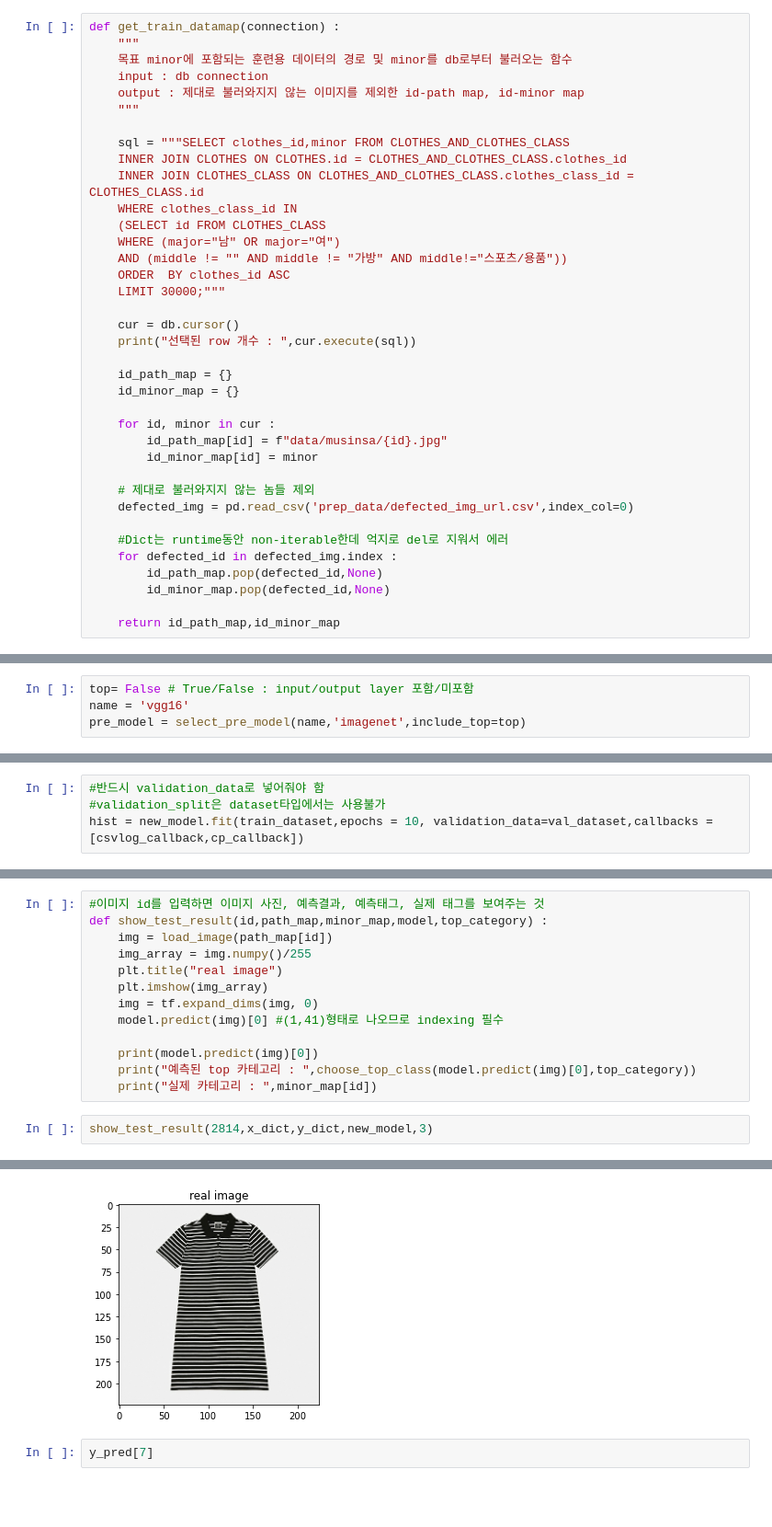
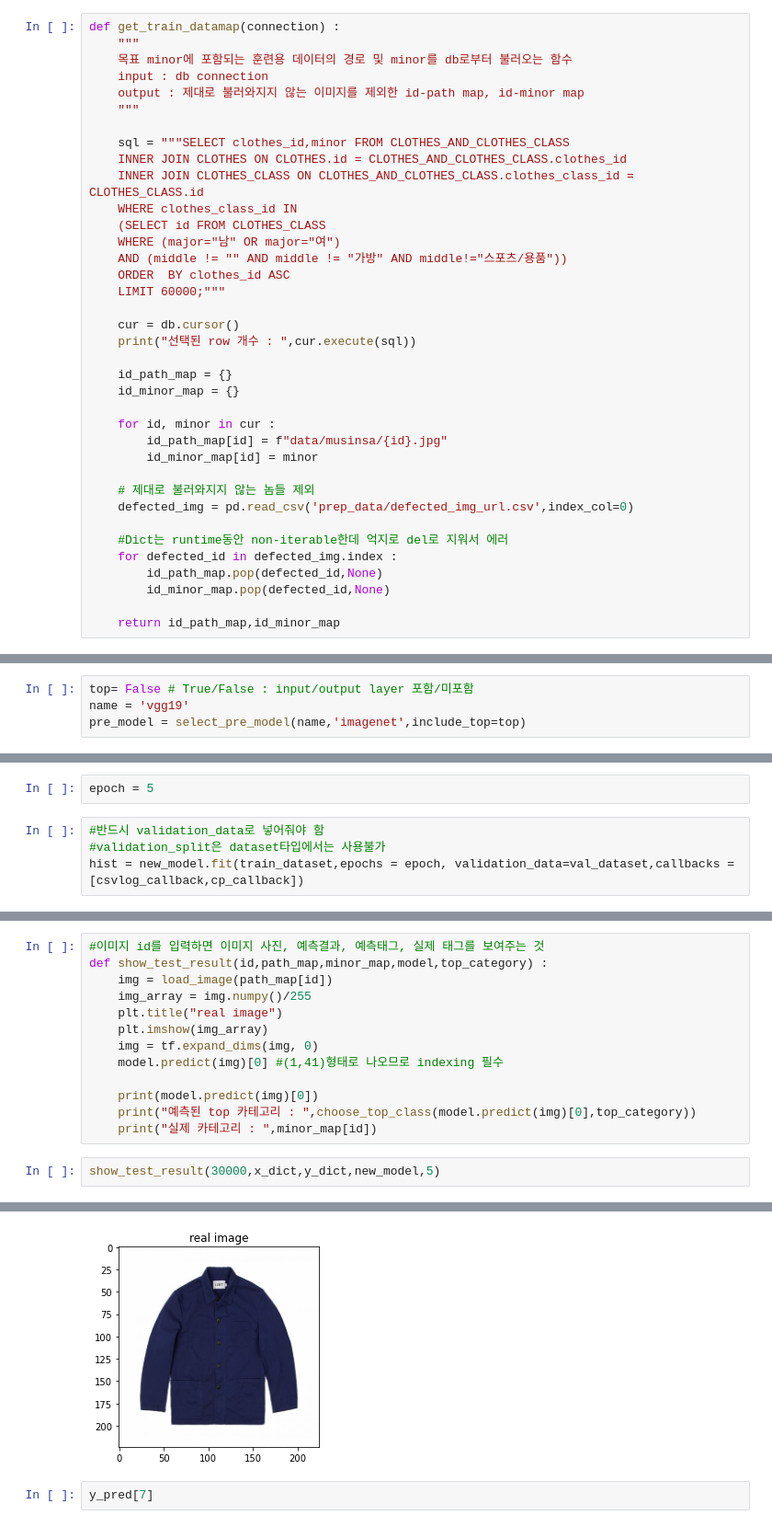
Before and after one commit to CodyBuilder-dev/like-clothes, a Jupyter notebook: ai-server/research/auto-tagging.ipynb, the cells around one changed output, grey strips where cells are left out. Shown at 92% size. Drawn from its saved outputs; the diff is of its cells as text; blank space fills up the shorter version.

```diff
--- a/ai-server/research/auto-tagging.ipynb
+++ b/ai-server/research/auto-tagging.ipynb
@@ -336,7 +336,7 @@ def get_train_datamap(connection) :
     WHERE (major="남" OR major="여")
     AND (middle != "" AND middle != "가방" AND middle!="스포츠/용품"))
     ORDER  BY clothes_id ASC
-    LIMIT 30000;"""
+    LIMIT 60000;"""
 
     cur = db.cursor()
     print("선택된 row 개수 : ",cur.execute(sql))
@@ -531,5 +531,5 @@ def select_pre_model(name,weight,include_top=True) :
         return name_dict[name](weights=weight,include_top=False,input_shape=(224,224,3))
 # %%
 top= False # True/False : input/output layer 포함/미포함
-name = 'vgg16'
+name = 'vgg19'
 pre_model = select_pre_model(name,'imagenet',include_top=top)
@@ -746,8 +749,10 @@ model.fit_generator(generator=generator_train,
                                 callbacks=[cp_callback, csvlog_callback])
 # %% [markdown]
 모델 학습 - tf dataset
+# %%
+epoch = 5
 # %%
 #반드시 validation_data로 넣어줘야 함
 #validation_split은 dataset타입에서는 사용불가
-hist = new_model.fit(train_dataset,epochs = 10, validation_data=val_dataset,callbacks = [csvlog_callback,cp_callback])
+hist = new_model.fit(train_dataset,epochs = epoch, validation_data=val_dataset,callbacks = [csvlog_callback,cp_callback])
 # %% [output]
@@ -856,5 +870,5 @@ def show_test_result(id,path_map,minor_map,model,top_category) :
     print("예측된 top 카테고리 : ",choose_top_class(model.predict(img)[0],top_category))
     print("실제 카테고리 : ",minor_map[id])
 # %%
-show_test_result(2814,x_dict,y_dict,new_model,3)
+show_test_result(30000,x_dict,y_dict,new_model,5)
 # %% [output]
@@ -871,4 +885,4 @@ show_test_result(2814,x_dict,y_dict,new_model,3)
-[figure, old version]
+[figure, new version]
 # %%
 y_pred[7]
 # %% [output]
```
Also changed, not shown: parts of 13 cells of this notebook, 2 other files.
